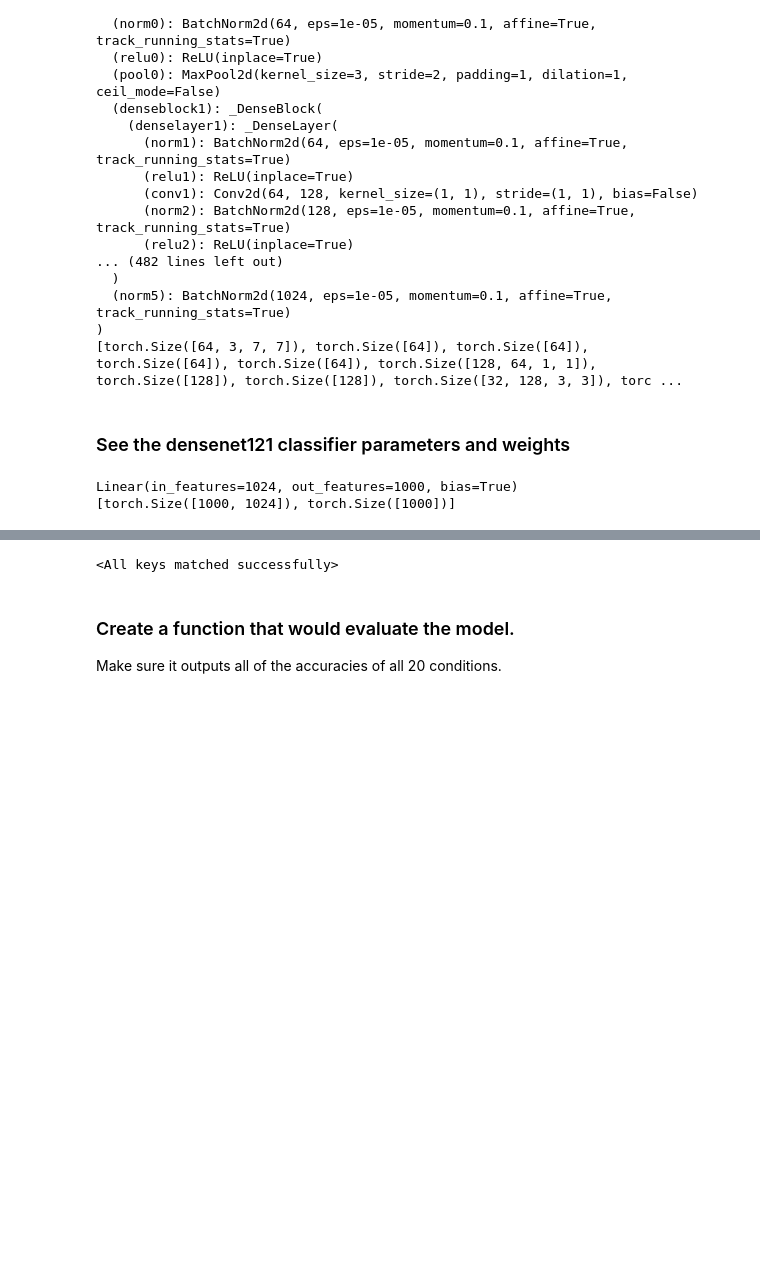
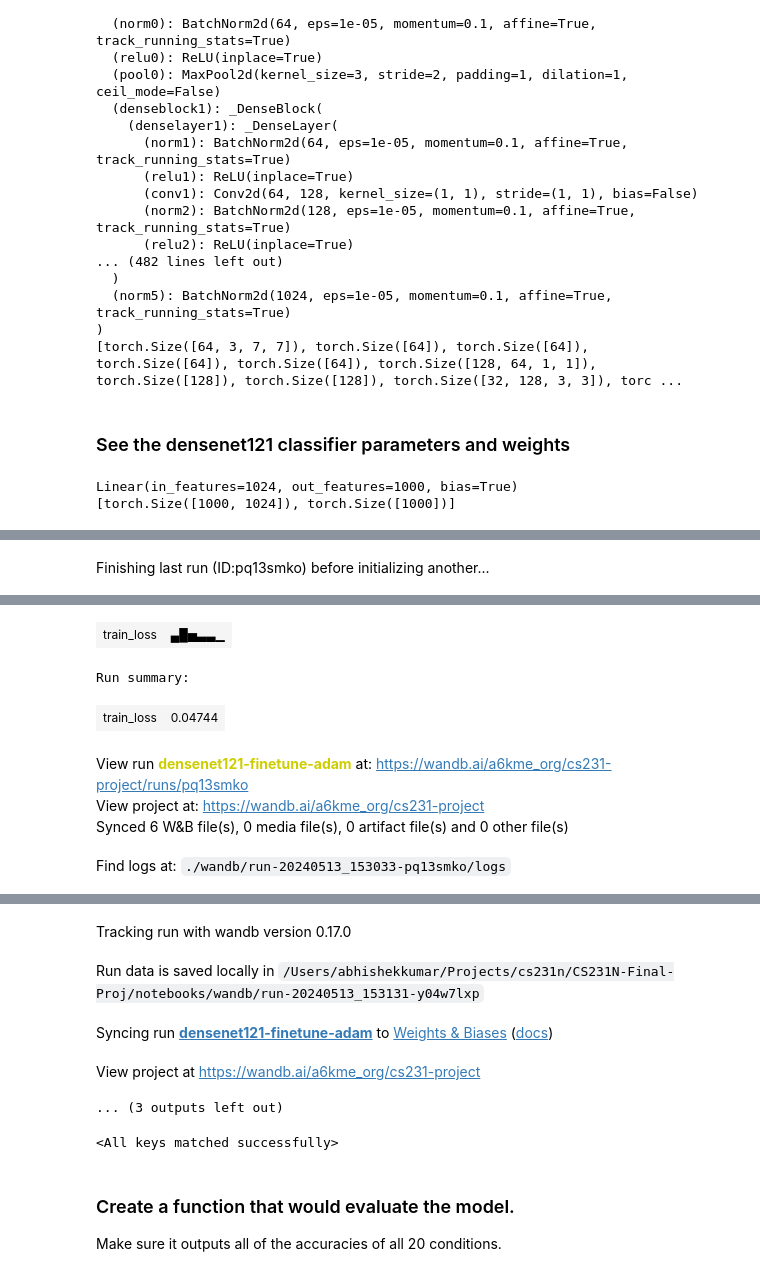
Before and after one commit to juanpajedrez/CS231N-Final-Proj, a Jupyter notebook: notebooks/densenet_121_preloaded.ipynb, the cells around one changed output, grey strips where cells are left out. Saved outputs shown, nothing was run; the diff lists cells and outputs as text; code cells hidden in the pictures; blank space fills up the shorter version.

```diff
--- a/notebooks/densenet_121_preloaded.ipynb
+++ b/notebooks/densenet_121_preloaded.ipynb
@@ -184,16 +224,15 @@ print(num_features)
 # %%
-print(num_features)
-
-#Obtain the same classifier you got befor with lower number of classes, so we can pretrain it
+# Obtain the same classifier you got befor with lower number of classes, so we can pretrain it
+# Since we are using cross entropy loss, we don't need to add an activation at the end
+dropout_p = 0.1
 densenet121.classifier = nn.Sequential(
     nn.Linear(num_features, 4096, bias=True),
     nn.ReLU(inplace= True),
-    nn.Dropout(0.1, inplace=False),
+    nn.Dropout(dropout_p, inplace=False),
     nn.Linear(4096, 4096, bias=True),
     nn.ReLU(inplace= True),
-    nn.Dropout(0.1, inplace=False),
-    nn.Linear(4096, num_classes, bias=True),
-    nn.ELU(inplace=True)
+    nn.Dropout(dropout_p, inplace=False),
+    nn.Linear(4096, num_classes, bias=True)
 )
 
 print(densenet121.classifier)
@@ -219,0 +258,26 @@ if os.path.exists(model_dict_path) == False:
+# %%
+# Loss Function
+# Create the weights for the loss function
+# The weights are the inverse of the class frequency
+# This is to account for the class imbalance
+# Lets get the frequencies of the classes in the training set
+train_df = dfs_holder[dfs_names.index('train.csv')]
+class_frequencis = torch.tensor(train_df[train_df.columns[1:-1]].sum().values)
+weights = 1.0 / class_frequencis
+weights = weights / weights.sum()
+criterion = nn.CrossEntropyLoss(weights)
+# %%
+# Optimiser
+from torch.optim import Adam
+from torch.optim.lr_scheduler import ReduceLROnPlateau
+
+model = densenet121
+
+# we are updating the below parameters
+for i, layer in enumerate(model.classifier.children()):
+    print(f"Layer {i}: {layer.__class__.__name__}")
+    for name, param in layer.named_parameters():
+        print(f"  {name}: {param.size()}")
+
+optimizer = Adam(model.classifier.parameters(), lr=0.001)
+scheduler = ReduceLROnPlateau(optimizer, mode='min', factor=0.1, patience=1)
@@ -219,0 +298,4 @@ if os.path.exists(model_dict_path) == False:
+# %%
+use_wandb = bool(os.environ.get('USE_WANDB', False))
+if use_wandb:
+    import wandb
@@ -269,4 +397,5 @@ def finetune_model(model, data_loader, num_epochs, device:str):
 # %%
 # Let's do fine-tuning
-finetune_model(model=resnet18, data_loader=train_loader, num_epochs=5, device=device)
+finetune_model(model=model, data_loader=train_loader, num_epochs=5, device=device)
 # %% [output]
+Finishing last run (ID:pq13smko) before initializing another...
@@ -289,0 +403,7 @@ iter 55 ---  Loss: 3.4731061048805714    Accuracy: 65.15625
+| train_loss | ▄█▅▃▃▁ |
+Run summary:
+| train_loss | 0.04744 |
+View run densenet121-finetune-adam at: https://wandb.ai/a6kme_org/cs231-project/runs/pq13smko
+View project at: https://wandb.ai/a6kme_org/cs231-project
+Synced 6 W&B file(s), 0 media file(s), 0 artifact file(s) and 0 other file(s)
+Find logs at: ./wandb/run-20240513_153033-pq13smko/logs
@@ -290,3 +411,8 @@ iter 55 ---  Loss: 3.4731061048805714    Accuracy: 65.15625
+Tracking run with wandb version 0.17.0
+Run data is saved locally in /Users/abhishekkumar/Projects/cs231n/CS231N-Final-Proj/notebooks/wandb/run-20240513_153131-y04w7lxp
+Syncing run densenet121-finetune-adam to Weights & Biases (docs)
+View project at https://wandb.ai/a6kme_org/cs231-project
+... (3 outputs left out)
 # %%
 densenet121.load_state_dict(torch.load(os.path.join(model_dict_path, "vgg16_finetune_params.pth")))
 # %% [output]
```
Also changed, not shown: parts of 17 cells of this notebook, 9 other files.
